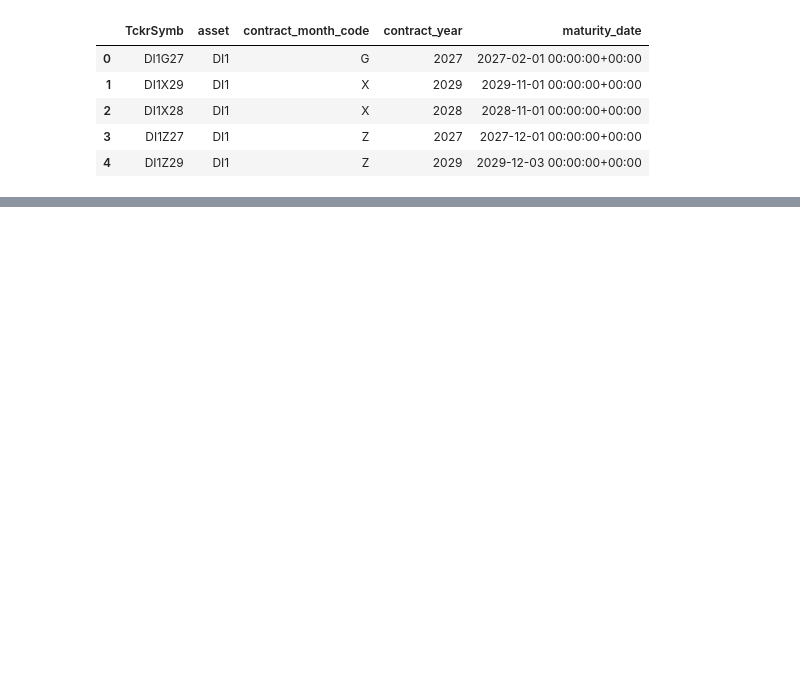
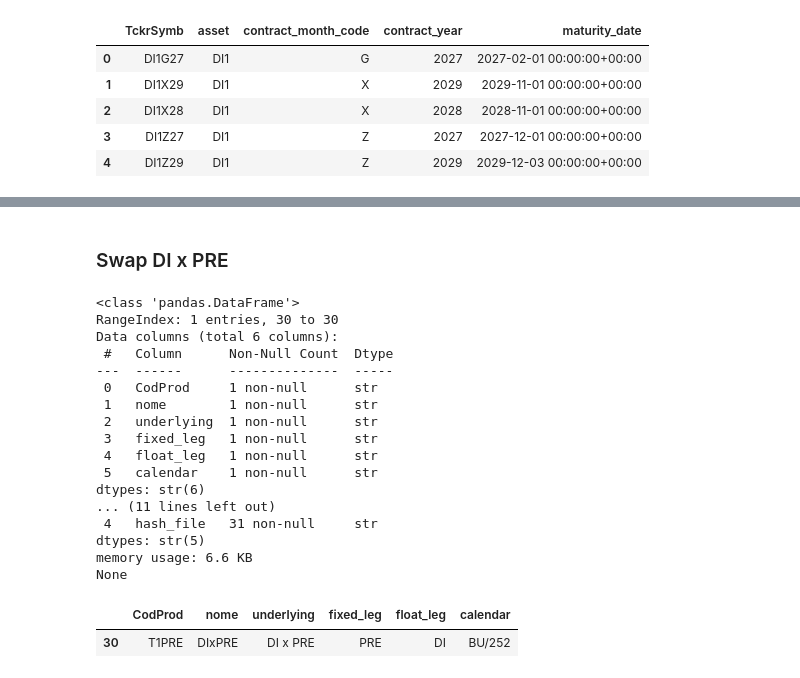
Before and after one commit to JuanRocha01/ML-ETTJ26, a Jupyter notebook: study/refined.ipynb, the cells around one changed output, grey strips where cells are left out. Saved outputs shown, nothing was run; the diff lists cells and outputs as text; code cells hidden in the pictures; blank space fills up the shorter version.

```diff
--- a/study/refined.ipynb
+++ b/study/refined.ipynb
@@ -336,0 +365,2 @@ None
+# %% [markdown]
+### Swap DI x PRE
@@ -336,0 +380,24 @@ None
+# %%
+print(df_master.info())
+print(df_lineage.info())
+df_master
+# %% [output]
+<class 'pandas.DataFrame'>
+RangeIndex: 1 entries, 30 to 30
+Data columns (total 6 columns):
+ #   Column      Non-Null Count  Dtype
+---  ------      --------------  -----
+ 0   CodProd     1 non-null      str
+ 1   nome        1 non-null      str
+ 2   underlying  1 non-null      str
+ 3   fixed_leg   1 non-null      str
+ 4   float_leg   1 non-null      str
+ 5   calendar    1 non-null      str
+dtypes: str(6)
+... (11 lines left out)
+ 4   hash_file   31 non-null     str
+dtypes: str(5)
+memory usage: 6.6 KB
+None
+|  | CodProd | nome | underlying | fixed_leg | float_leg | calendar |
+| 30 | T1PRE | DIxPRE | DI x PRE | PRE | DI | BU/252 |
```
Also changed, not shown: parts of 5 cells of this notebook, 4 other files.
